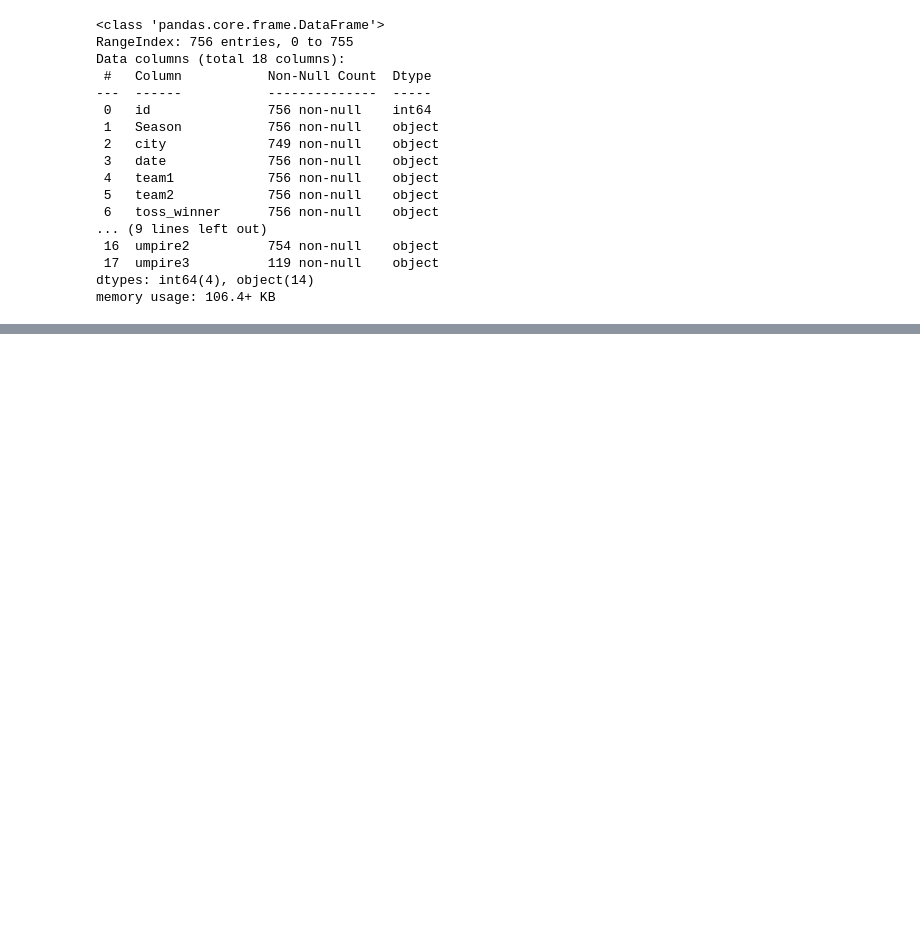
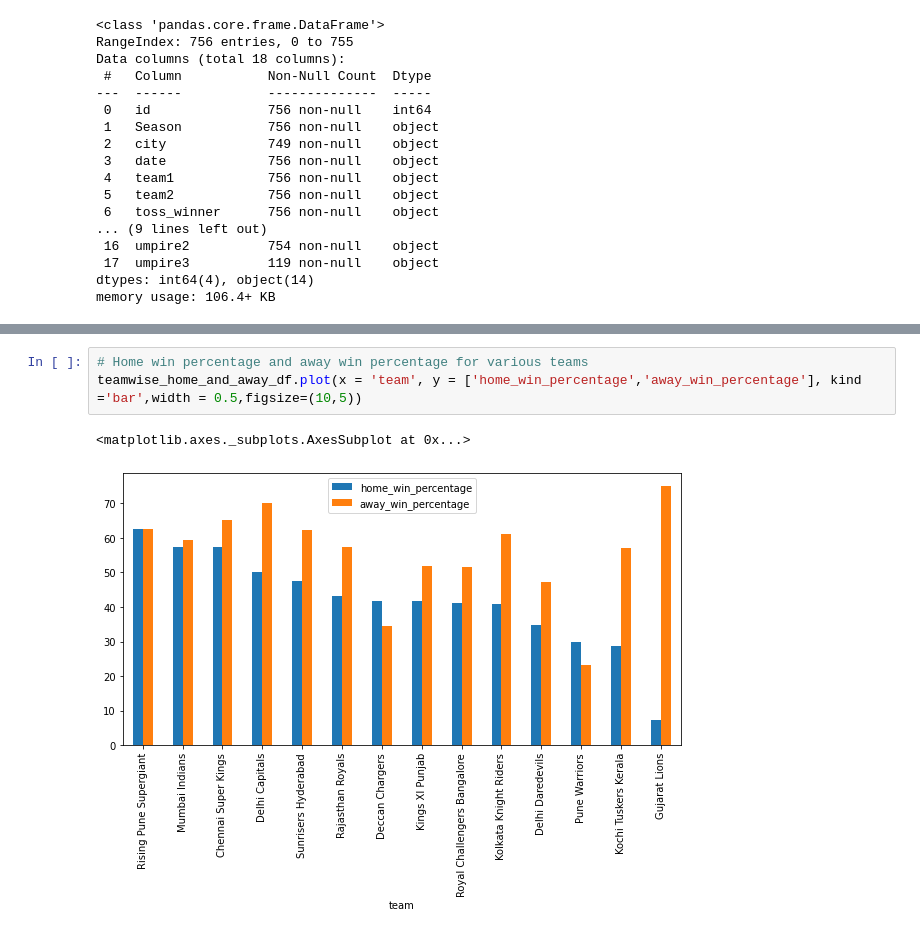
Before and after one commit to priyanships31/ipl-t20-cricket-analysis, a Jupyter notebook: Priyanshi_Singh_24_02_2021_IPL_T20_Cricket_Analysis_Capstone_Project.ipynb, the cells around one changed output, grey strips where cells are left out. Cells and saved outputs as stored; diff of their text form; blank space fills up the shorter version.

```diff
--- a/Priyanshi_Singh_24_02_2021_IPL_T20_Cricket_Analysis_Capstone_Project.ipynb
+++ b/Priyanshi_Singh_24_02_2021_IPL_T20_Cricket_Analysis_Capstone_Project.ipynb
@@ -133,0 +280,6 @@ matches_df.describe()
+# %%
+# Home win percentage and away win percentage for various teams
+teamwise_home_and_away_df.plot(x = 'team', y = ['home_win_percentage','away_win_percentage'], kind ='bar',width = 0.5,figsize=(10,5))
+# %% [output]
+<matplotlib.axes._subplots.AxesSubplot at 0x...>
+[figure, added]
```
Also changed, not shown: parts of 21 cells of this notebook.
